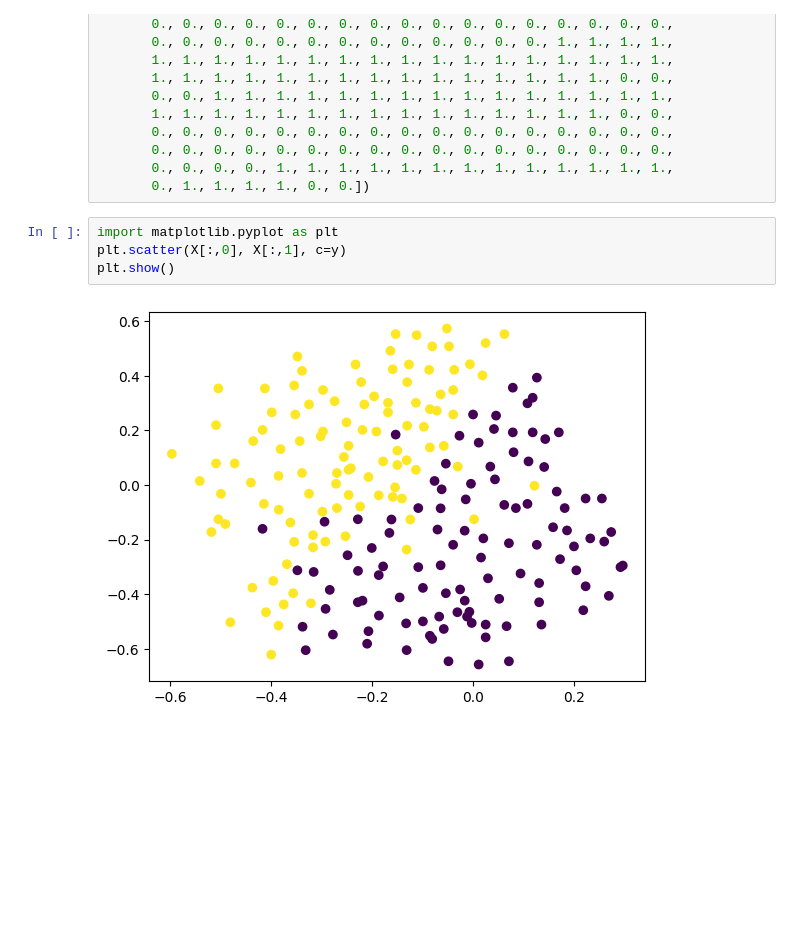
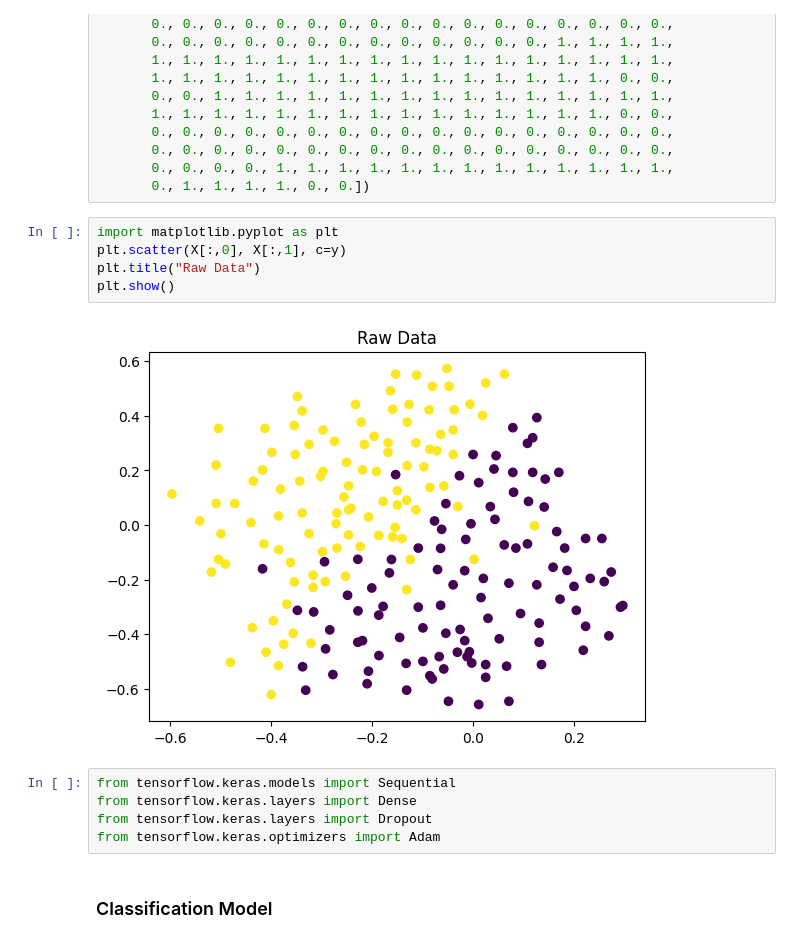
Before and after one commit to Tanish-Sarkar/DeepLearning-with-TensorFLow-and-Keras, a Jupyter notebook: NN_Improvement/dropout_classification_implementation.ipynb, the cells around one changed output. Drawn from its saved outputs; the diff is of its cells as text; blank space fills up the shorter version.

Commit message:
dropout on classification

```diff
--- a/NN_Improvement/dropout_classification_implementation.ipynb
+++ b/NN_Improvement/dropout_classification_implementation.ipynb
@@ -232,6 +232,14 @@ y = np.array([1., 1., 1., 1., 1., 1., 1., 1., 1., 1., 1., 1., 1., 1., 1., 1., 1.
 # %%
 import matplotlib.pyplot as plt
 plt.scatter(X[:,0], X[:,1], c=y)
+plt.title("Raw Data")
 plt.show()
 # %% [output]
-[figure, old version]
+[figure, new version]
+# %%
+from tensorflow.keras.models import Sequential
+from tensorflow.keras.layers import Dense
+from tensorflow.keras.layers import Dropout
+from tensorflow.keras.optimizers import Adam
+# %% [markdown]
+### Classification Model
```
Also changed, not shown: parts of 9 cells of this notebook, 7 other files.
